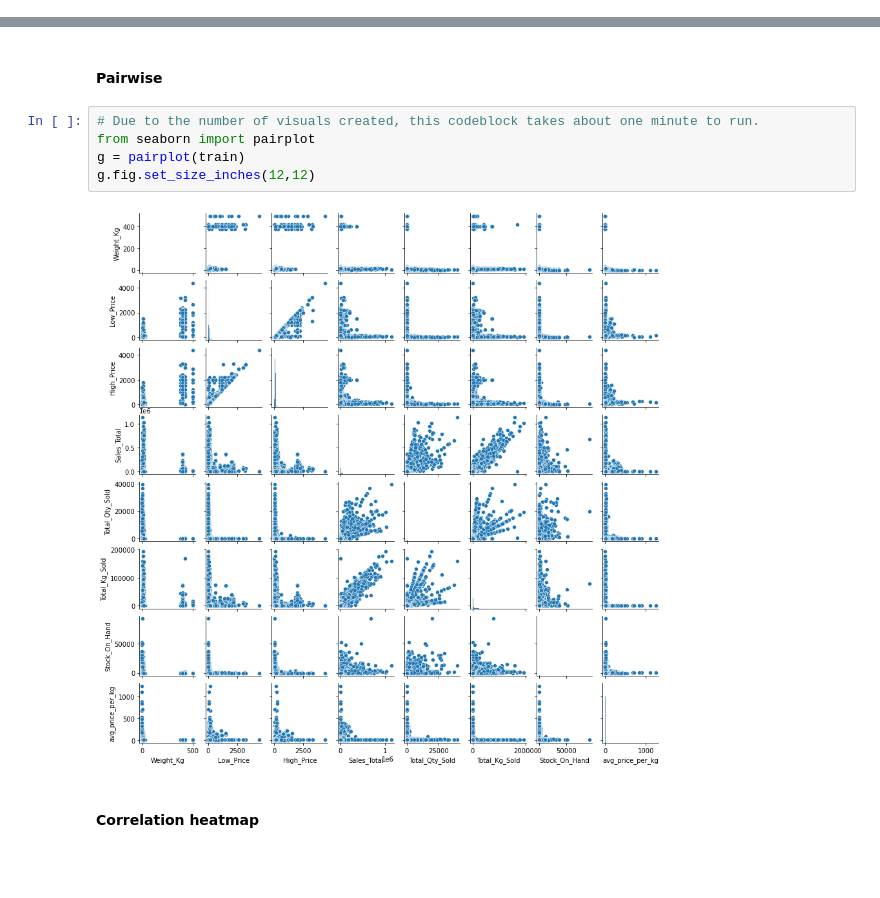
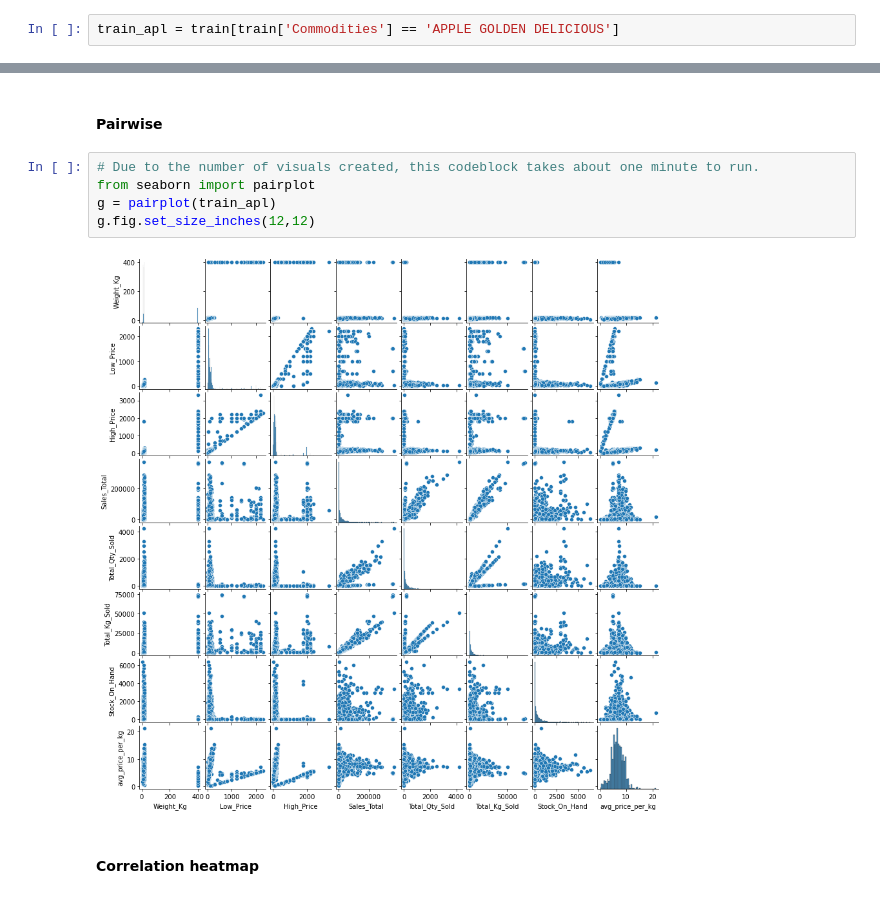
Before and after one commit to TyroneCarelse/ML_Apple_Price_Challenge_ZM_Team7, a Jupyter notebook: ML_Apple_Price_Challenge_ZM_Team7.ipynb, the cells around one changed output, grey strips where cells are left out. Saved outputs shown, nothing was run; the diff lists cells and outputs as text; blank space fills up the shorter version.

```diff
--- a/ML_Apple_Price_Challenge_ZM_Team7.ipynb
+++ b/ML_Apple_Price_Challenge_ZM_Team7.ipynb
@@ -262,3 +264,5 @@ negitive_where(train,'Sales_Total').shape
+# %%
+train_apl = train[train['Commodities'] == 'APPLE GOLDEN DELICIOUS']
 # %% [markdown]
 ####  Summary of Statistics after data is cleaned
 # %%
@@ -382,10 +386,10 @@ train.head()
 # %%
 # Due to the number of visuals created, this codeblock takes about one minute to run.
 from seaborn import pairplot
-g = pairplot(train)
+g = pairplot(train_apl)
 g.fig.set_size_inches(12,12)
 # %% [output]
-[figure, old version]
+[figure, new version]
 # %% [markdown]
 #### Correlation heatmap
 # %%
```
Also changed, not shown: parts of 13 cells of this notebook.
